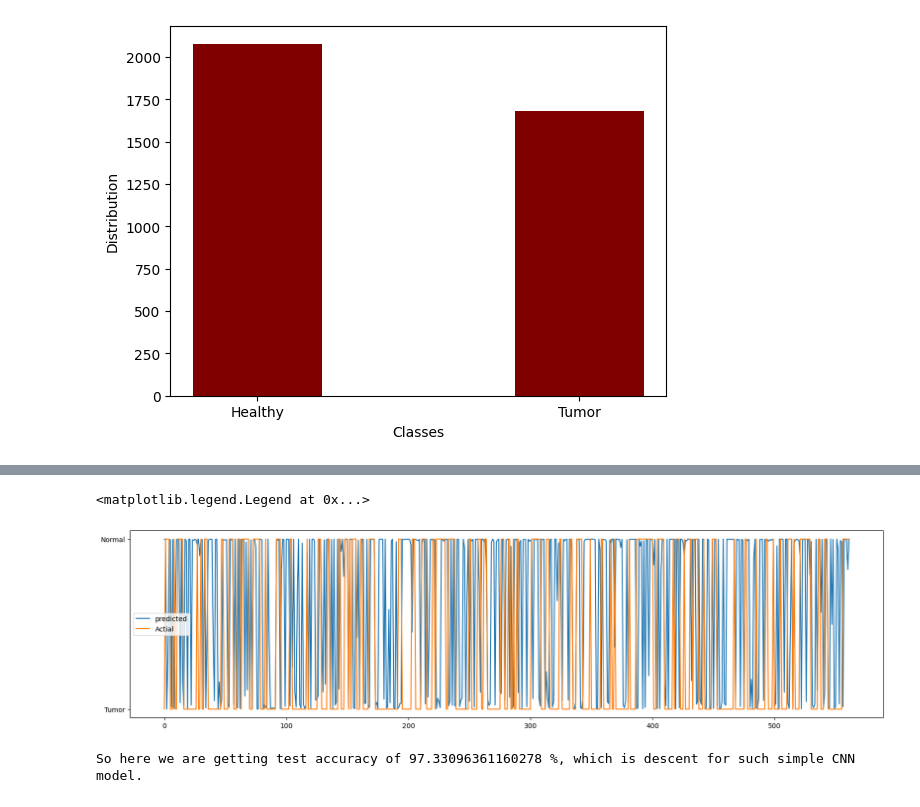
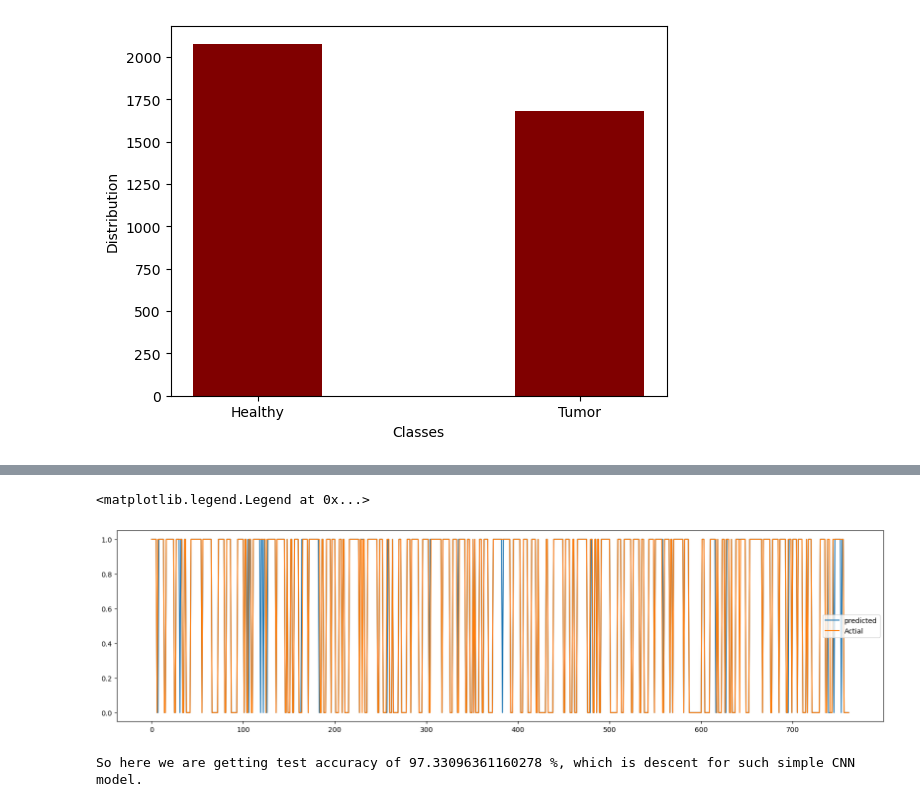
Before and after one commit to anindya2306/End-to-end-CNN-and-Hybrid-CNN-RF-Brain-Tumor-Detection, a Jupyter notebook: research/Hybrid model.ipynb, the cells around one changed output, grey strips where cells are left out. Saved outputs shown, nothing was run; the diff lists cells and outputs as text; code cells hidden in the pictures.

```diff
--- a/research/Hybrid model.ipynb
+++ b/research/Hybrid model.ipynb
@@ -67,7 +68,7 @@ plt.show()
 [figure]
 # %%
 clss = np.squeeze(classes_f)
-threshold = 3200                    # Threshold of data split
+threshold = 3000                    # Threshold of data split
 ds = pd.DataFrame({                  # Defining dataframe for training and validation
     'file_name': df.Image.iloc[:threshold],
     'class': df.Class.iloc[:threshold]
@@ -125,14 +129,12 @@ final_test_data = test_datagen.flow_from_dataframe(
     directory= path,
     x_col="file_name",
     y_col="class",
-    #we are doing regression, so we will assign class_mode to 'raw'
     class_mode="binary",
-    #to convert all images to same pixel size, for neural networks, all images should have similar size
     target_size=(240,240),
-    seed=4,
+    shuffle=False,
     )
-y_true = dt['class'].to_numpy()
-y_pred = model2.predict(final_test_data, verbose = 2)
+y_true = dt['class'].map({"Normal": 0, "Tumor": 1}).to_numpy()
+y_pred = np.squeeze(np.round(model2.predict(final_test_data, verbose = 2)))
 fig = plt.figure(figsize=(20, 5))
 plt.plot(y_pred, label = "predicted")
 plt.plot(y_true, label = "Actial")
@@ -143,5 +145,5 @@ Found 562 validated image filenames belonging to 2 classes.
 <matplotlib.legend.Legend at 0x...>
-[figure, old version]
+[figure, new version]
 # %%
 print(f'So here we are getting test accuracy of {test_acc*100} %, which is descent for such simple CNN model.')
 # %% [output]
```
Also changed, not shown: parts of 16 cells of this notebook, 12 other files.
